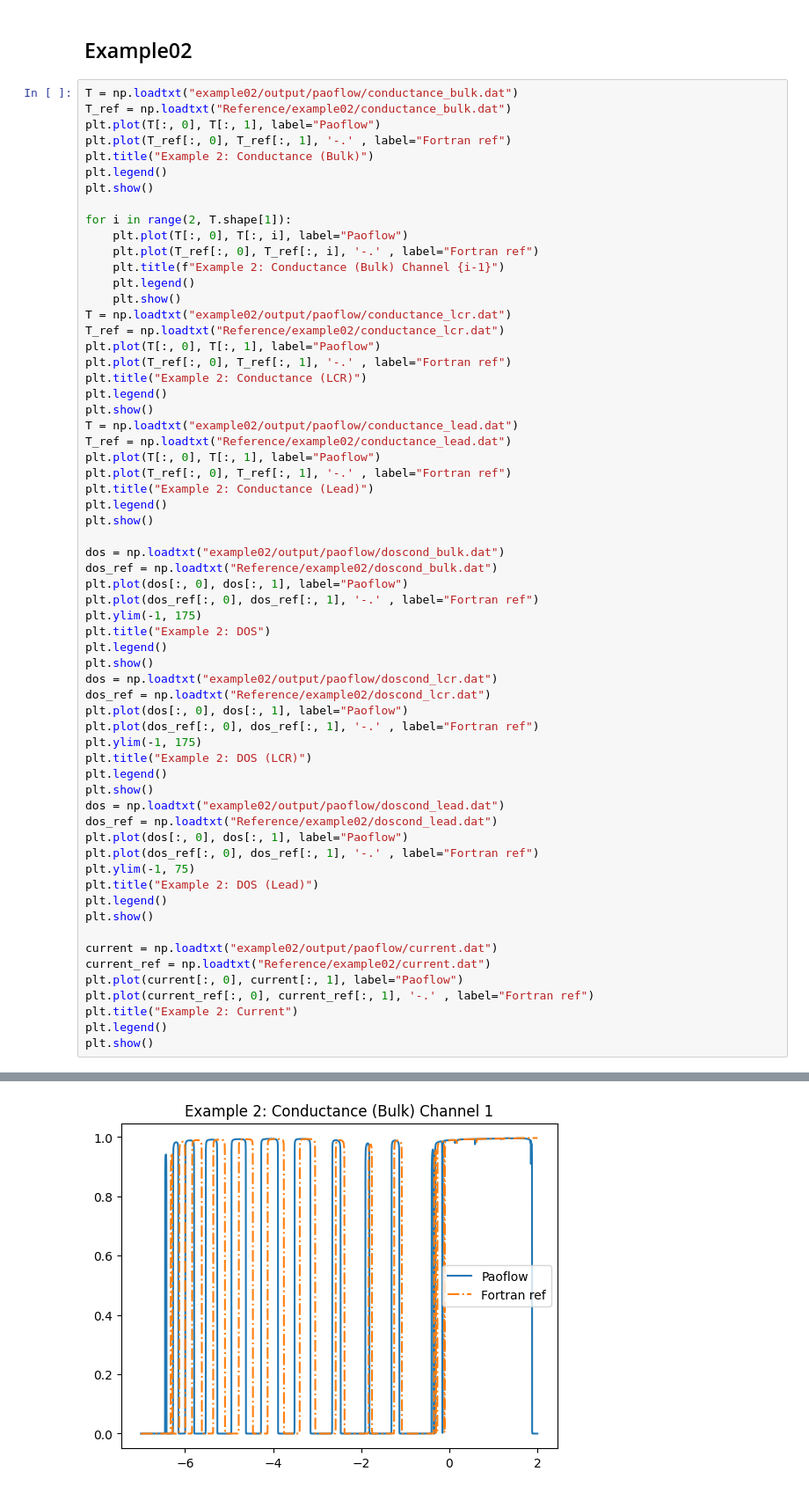
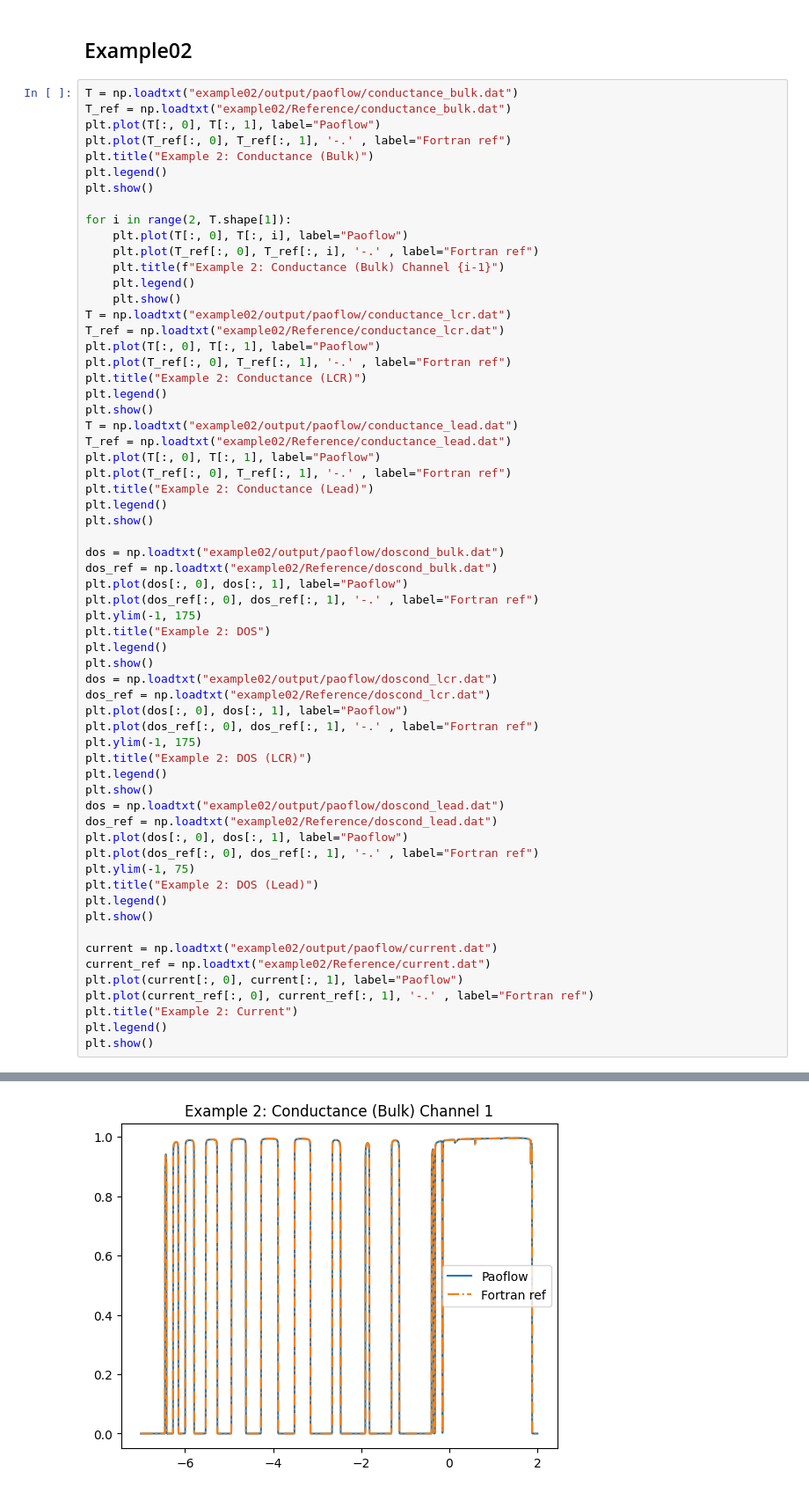
Before and after one commit to marcobn/PAOFLOW, a Jupyter notebook: examples/transport_examples/analysis.ipynb, the cells around one changed output, grey strips where cells are left out. Shown at 88% size. Cells and saved outputs as stored; diff of their text form.

```diff
--- a/examples/transport_examples/analysis.ipynb
+++ b/examples/transport_examples/analysis.ipynb
@@ -29,7 +29,7 @@ plt.show()
 ## Example02
 # %%
 T = np.loadtxt("example02/output/paoflow/conductance_bulk.dat")
-T_ref = np.loadtxt("Reference/example02/conductance_bulk.dat")
+T_ref = np.loadtxt("example02/Reference/conductance_bulk.dat")
 plt.plot(T[:, 0], T[:, 1], label="Paoflow")
 plt.plot(T_ref[:, 0], T_ref[:, 1], '-.' , label="Fortran ref")
 plt.title("Example 2: Conductance (Bulk)")
@@ -43,14 +43,14 @@ for i in range(2, T.shape[1]):
     plt.legend()
     plt.show()
 T = np.loadtxt("example02/output/paoflow/conductance_lcr.dat")
-T_ref = np.loadtxt("Reference/example02/conductance_lcr.dat")
+T_ref = np.loadtxt("example02/Reference/conductance_lcr.dat")
 plt.plot(T[:, 0], T[:, 1], label="Paoflow")
 plt.plot(T_ref[:, 0], T_ref[:, 1], '-.' , label="Fortran ref")
 plt.title("Example 2: Conductance (LCR)")
 plt.legend()
 plt.show()
 T = np.loadtxt("example02/output/paoflow/conductance_lead.dat")
-T_ref = np.loadtxt("Reference/example02/conductance_lead.dat")
+T_ref = np.loadtxt("example02/Reference/conductance_lead.dat")
 plt.plot(T[:, 0], T[:, 1], label="Paoflow")
 plt.plot(T_ref[:, 0], T_ref[:, 1], '-.' , label="Fortran ref")
 plt.title("Example 2: Conductance (Lead)")
@@ -58,7 +58,7 @@ plt.legend()
 plt.show()
 
 dos = np.loadtxt("example02/output/paoflow/doscond_bulk.dat")
-dos_ref = np.loadtxt("Reference/example02/doscond_bulk.dat")
+dos_ref = np.loadtxt("example02/Reference/doscond_bulk.dat")
 plt.plot(dos[:, 0], dos[:, 1], label="Paoflow")
 plt.plot(dos_ref[:, 0], dos_ref[:, 1], '-.' , label="Fortran ref")
 plt.ylim(-1, 175)
@@ -66,7 +66,7 @@ plt.title("Example 2: DOS")
 plt.legend()
 plt.show()
 dos = np.loadtxt("example02/output/paoflow/doscond_lcr.dat")
-dos_ref = np.loadtxt("Reference/example02/doscond_lcr.dat")
+dos_ref = np.loadtxt("example02/Reference/doscond_lcr.dat")
 plt.plot(dos[:, 0], dos[:, 1], label="Paoflow")
 plt.plot(dos_ref[:, 0], dos_ref[:, 1], '-.' , label="Fortran ref")
 plt.ylim(-1, 175)
@@ -74,7 +74,7 @@ plt.title("Example 2: DOS (LCR)")
 plt.legend()
 plt.show()
 dos = np.loadtxt("example02/output/paoflow/doscond_lead.dat")
-dos_ref = np.loadtxt("Reference/example02/doscond_lead.dat")
+dos_ref = np.loadtxt("example02/Reference/doscond_lead.dat")
 plt.plot(dos[:, 0], dos[:, 1], label="Paoflow")
 plt.plot(dos_ref[:, 0], dos_ref[:, 1], '-.' , label="Fortran ref")
 plt.ylim(-1, 75)
@@ -83,7 +83,7 @@ plt.legend()
 plt.show()
 
 current = np.loadtxt("example02/output/paoflow/current.dat")
-current_ref = np.loadtxt("Reference/example02/current.dat")
+current_ref = np.loadtxt("example02/Reference/current.dat")
 plt.plot(current[:, 0], current[:, 1], label="Paoflow")
 plt.plot(current_ref[:, 0], current_ref[:, 1], '-.' , label="Fortran ref")
 plt.title("Example 2: Current")
@@ -94 +94 @@ plt.show()
-[figure, old version]
+[figure, new version]
```
Also changed, not shown: parts of 2 cells of this notebook, 3 other files.
